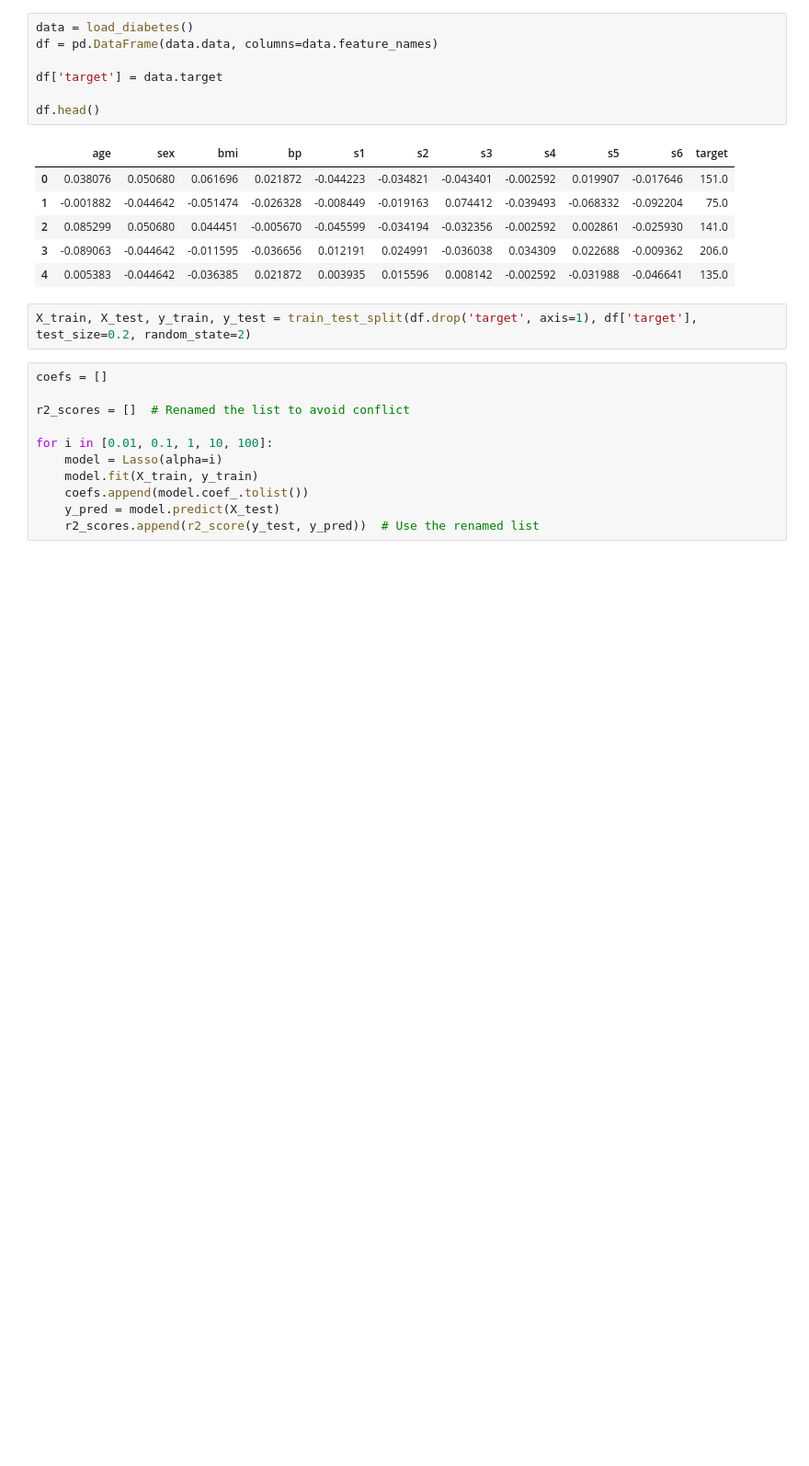
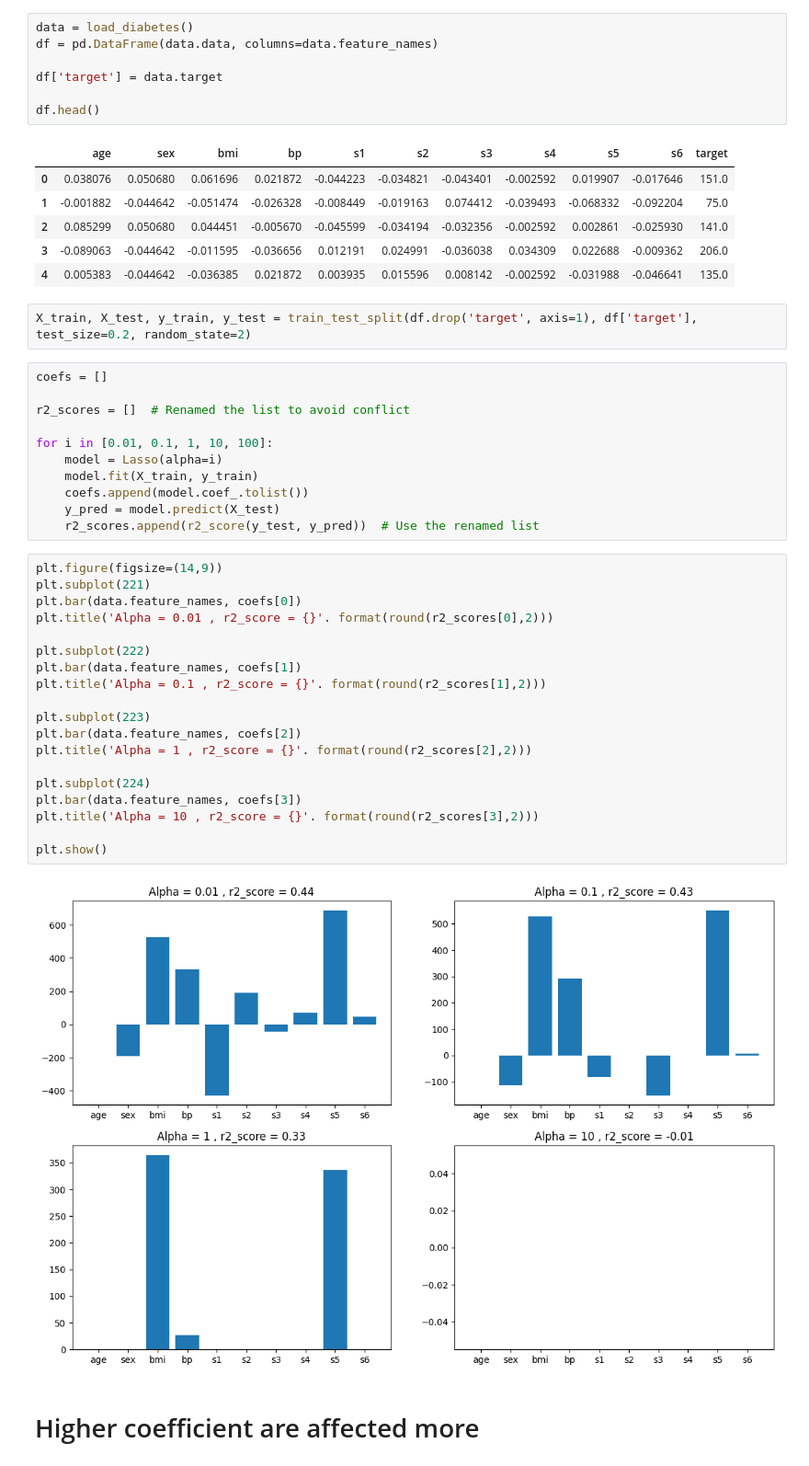
Before and after one commit to HumairaMahi-03/Machine-Learning-, a Jupyter notebook: Lasso_Regression/lasso-regression-key-points.ipynb, the cells around one changed output. Shown at 92% size. Cells and saved outputs as stored; diff of their text form; blank space fills up the shorter version.

```diff
--- a/Lasso_Regression/lasso-regression-key-points.ipynb
+++ b/Lasso_Regression/lasso-regression-key-points.ipynb
@@ -35,3 +35,26 @@ for i in [0.01, 0.1, 1, 10, 100]:
     coefs.append(model.coef_.tolist())
     y_pred = model.predict(X_test)
     r2_scores.append(r2_score(y_test, y_pred))  # Use the renamed list
+# %%
+plt.figure(figsize=(14,9))
+plt.subplot(221)
+plt.bar(data.feature_names, coefs[0])
+plt.title('Alpha = 0.01 , r2_score = {}'. format(round(r2_scores[0],2)))
+
+plt.subplot(222)
+plt.bar(data.feature_names, coefs[1])
+plt.title('Alpha = 0.1 , r2_score = {}'. format(round(r2_scores[1],2)))
+
+plt.subplot(223)
+plt.bar(data.feature_names, coefs[2])
+plt.title('Alpha = 1 , r2_score = {}'. format(round(r2_scores[2],2)))
+
+plt.subplot(224)
+plt.bar(data.feature_names, coefs[3])
+plt.title('Alpha = 10 , r2_score = {}'. format(round(r2_scores[3],2)))
+
+plt.show()
+# %% [output]
+[figure, added]
+# %% [markdown]
+# Higher coefficient are affected more
```
Also changed, not shown: parts of 8 cells of this notebook, 10 other files.
